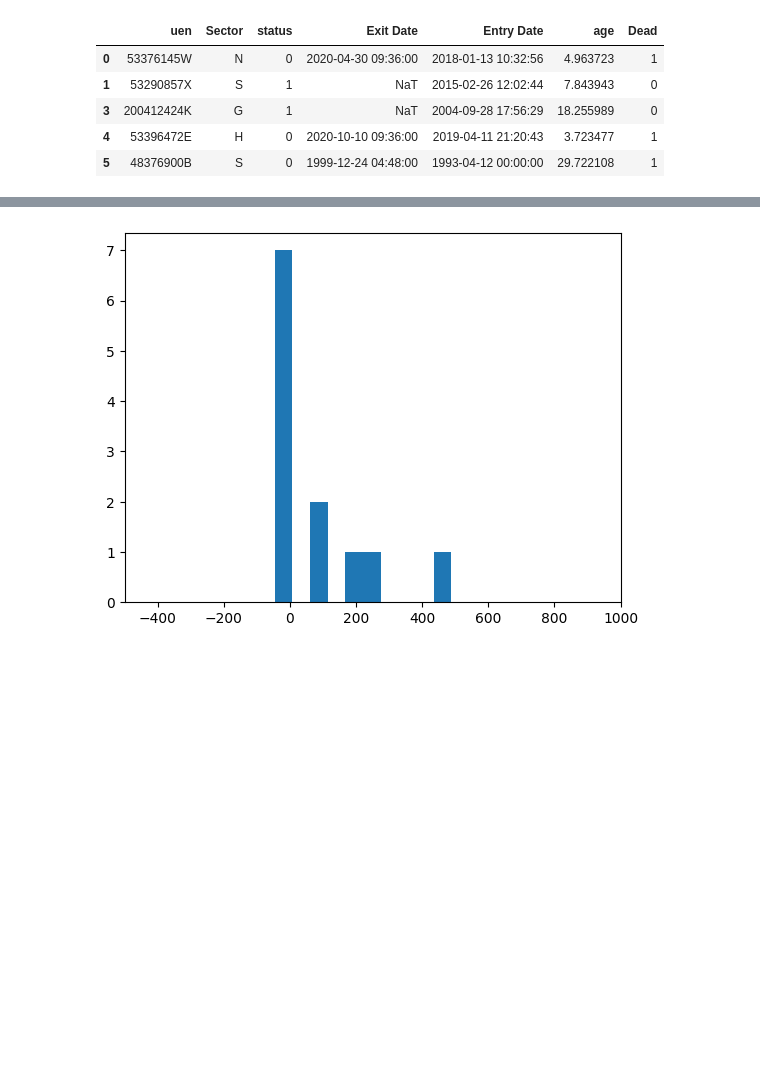
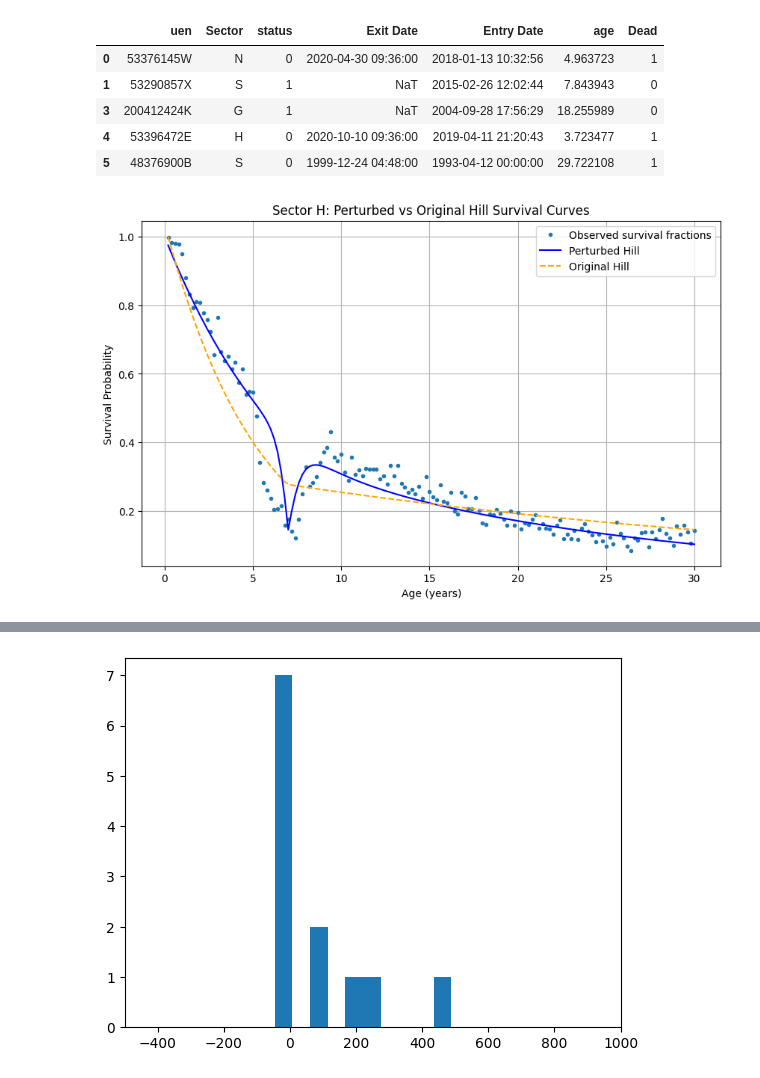
Before and after one commit to maxcyn/a-star, a Jupyter notebook: one_tail.ipynb, the cells around one changed output, grey strips where cells are left out. Saved outputs shown, nothing was run; the diff lists cells and outputs as text; code cells hidden in the pictures; blank space fills up the shorter version.

```diff
--- a/one_tail.ipynb
+++ b/one_tail.ipynb
@@ -67,0 +97,19 @@ sector_params_MLE = dict(zip(sector_list, parameters))
+# %%
+for sector in ['H']:
+    mu_ub, mu_lb, t_e, hill_k, a, b, c, d = 0.13, 0.05, 9, 5, 8, 2, 1, 7
+    sf, ages = obtain_survival_fractions(df_analysis, 'Sector', sector)
+    perturbed_survival = survival_hill_with_perturbation(ages, mu_ub, mu_lb, t_e, hill_k, a, b, c, d)
+    original_survival = model_survival_curve_hill(ages, sector_params_MLE[sector][0], sector_params_MLE[sector][1], sector_params_MLE[sector][2], sector_params_MLE[sector][3])
+
+    plt.figure(figsize=(10, 6))
+    plt.plot(ages, sf, 'o', markersize = 3, label='Observed survival fractions')
+    plt.plot(ages, perturbed_survival, label='Perturbed Hill', color='blue')
+    plt.plot(ages, original_survival, label='Original Hill', color='orange', linestyle='--')
+    plt.title(f'Sector {sector}: Perturbed vs Original Hill Survival Curves')
+    plt.xlabel('Age (years)')
+    plt.ylabel('Survival Probability')
+    plt.legend()
+    plt.grid()
+    plt.show()
+# %% [output]
+[figure, added]
```
Also changed, not shown: parts of 3 cells of this notebook, 4 other files.
